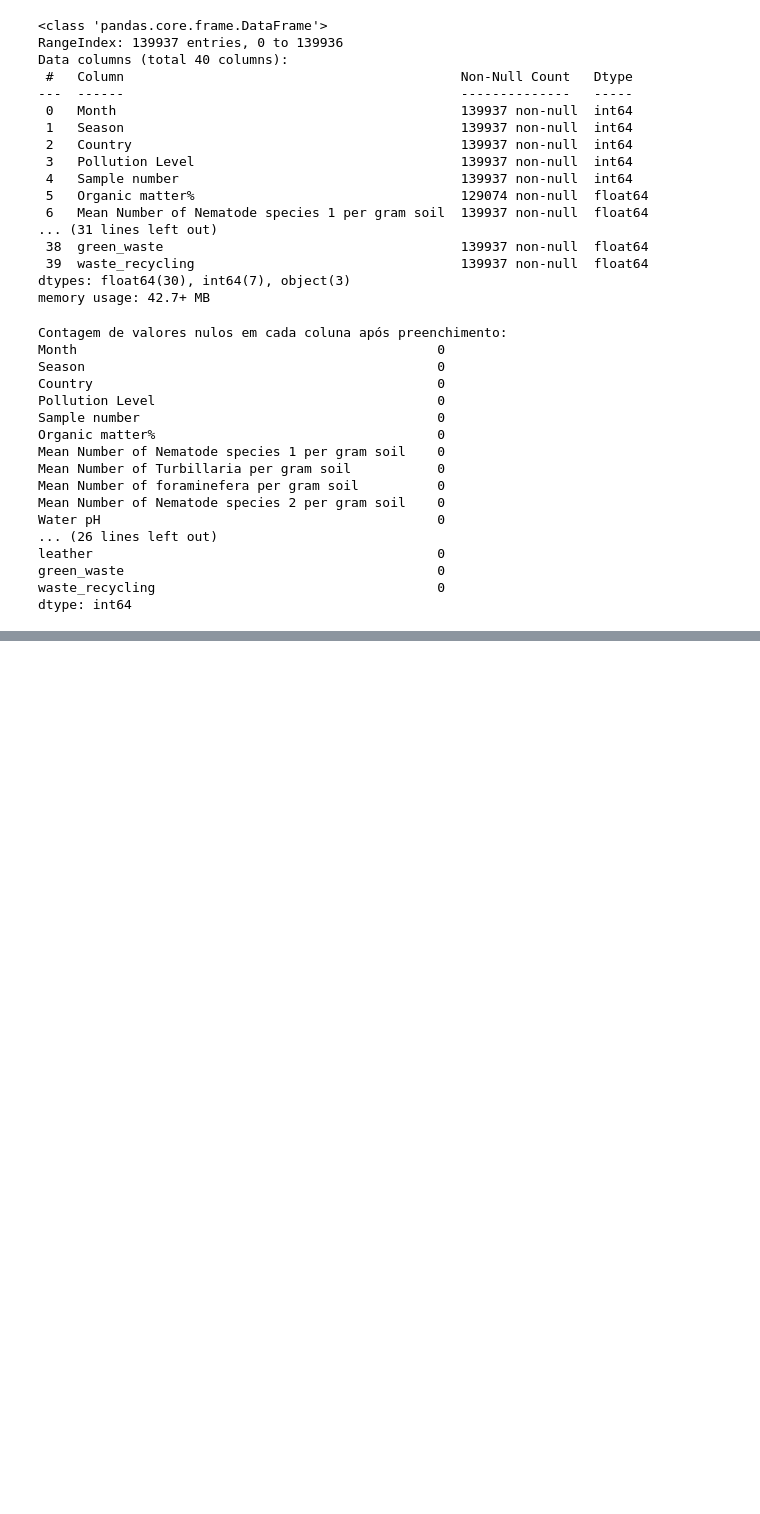
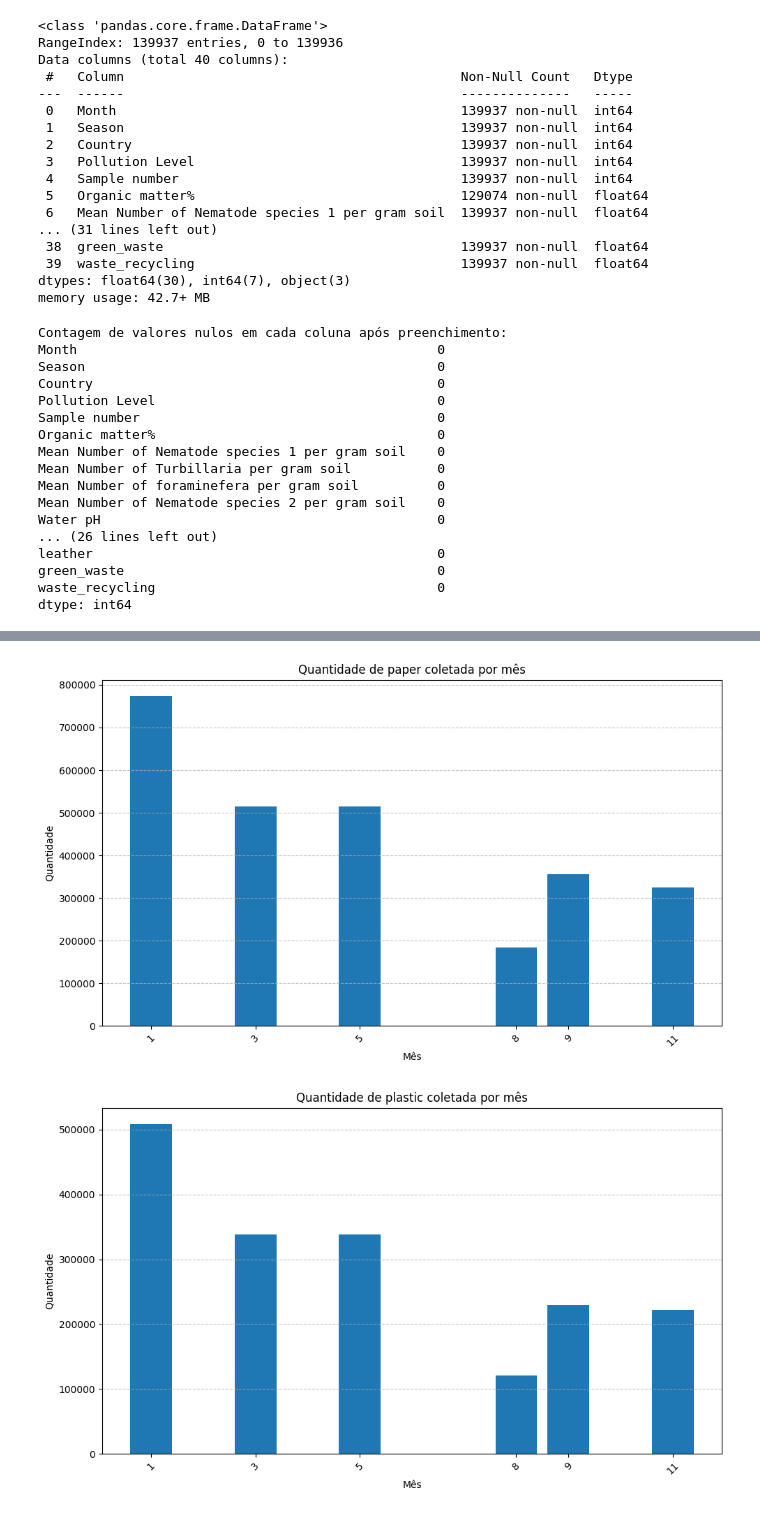
Before and after one commit to SamaraMoreira/EcoOcean-IA, a Jupyter notebook: EcoOcean.ipynb, the cells around one changed output, grey strips where cells are left out. Cells and saved outputs as stored; diff of their text form; code cells hidden in the pictures; blank space fills up the shorter version.

```diff
--- a/EcoOcean.ipynb
+++ b/EcoOcean.ipynb
@@ -618,0 +781,22 @@ dtype: int64
+# %%
+# Selecionando apenas as colunas relevantes para análise
+colunas_lixo = ['Month', 'paper', 'plastic', 'glass', 'metal', 'other', 'green_waste', 'waste_recycling']
+dados_lixo = df[colunas_lixo]
+
+# Agrupando os dados por mês e somando as quantidades de cada tipo de lixo
+total_por_mes = dados_lixo.groupby('Month').sum()
+
+# Plotando gráficos de barras para cada tipo de lixo
+for coluna in total_por_mes.columns:
+    plt.figure(figsize=(10, 6))
+    plt.bar(total_por_mes.index, total_por_mes[coluna])
+    plt.title(f"Quantidade de {coluna} coletada por mês")
+    plt.xlabel("Mês")
+    plt.ylabel("Quantidade")
+    plt.xticks(total_por_mes.index, rotation=45)
+    plt.grid(axis='y', linestyle='--', alpha=0.7)
+    plt.tight_layout()
+    plt.show()
+# %% [output]
+[figure, added]
+[figure, added]
```
Also changed, not shown: parts of 38 cells of this notebook.
